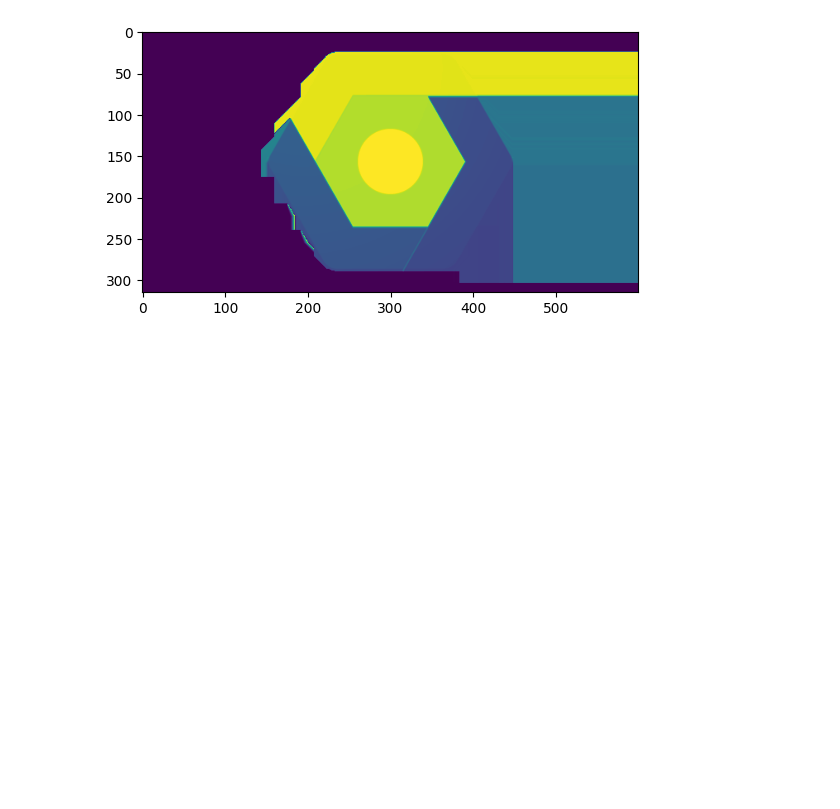
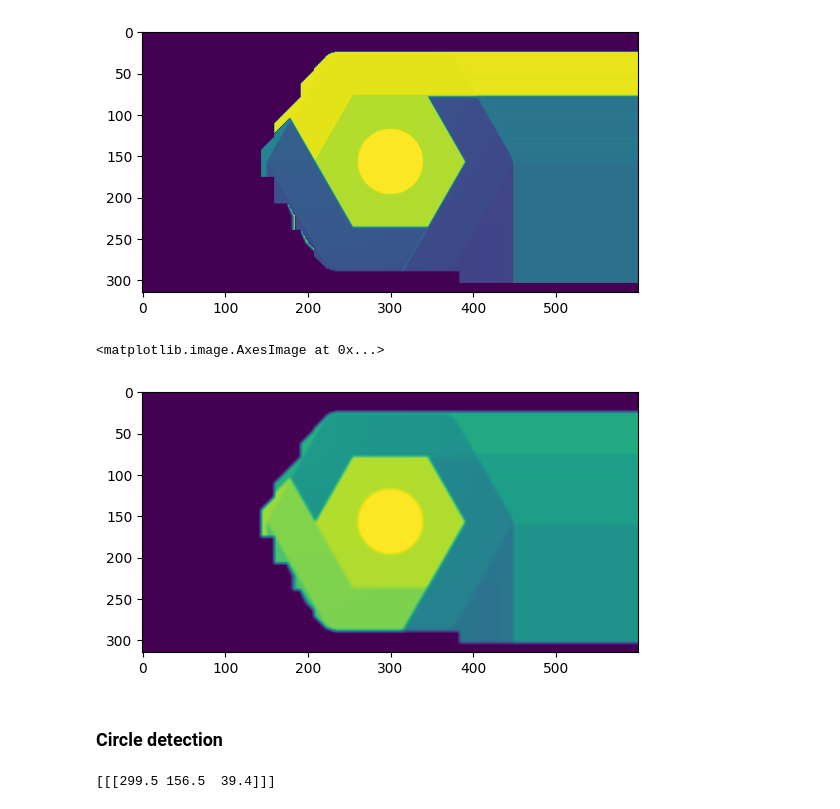
Before and after one commit to tharhtetsan/ML-in-Prod-batch-1, a Jupyter notebook: 3_image_processing_techniques/basic_img_funcs.ipynb, the cells around one changed output. Drawn from its saved outputs; the diff is of its cells as text; code cells hidden in the pictures; blank space fills up the shorter version.

```diff
--- a/3_image_processing_techniques/basic_img_funcs.ipynb
+++ b/3_image_processing_techniques/basic_img_funcs.ipynb
@@ -60,3 +60,18 @@ cv2.waitKey(0)
 
 # Window shown waits for any key pressing event
 cv2.destroyAllWindows()
+# %%
+gray_blurred = cv2.blur(gray_image, (5, 5))
+plt.imshow(gray_blurred)
+# %% [output]
+<matplotlib.image.AxesImage at 0x...>
+[figure, added]
+# %% [markdown]
+### Circle detection
+# %%
+detected_circles = cv2.HoughCircles(gray_blurred,
+                   cv2.HOUGH_GRADIENT,dp = 1, minDist  = 2, param1 = 50,
+               param2 = 50, minRadius = 1, maxRadius = 40)
+print(detected_circles)
+# %% [output]
+[[[299.5 156.5  39.4]]]
```
Also changed, not shown: parts of 1 cell of this notebook, 2 other files.
